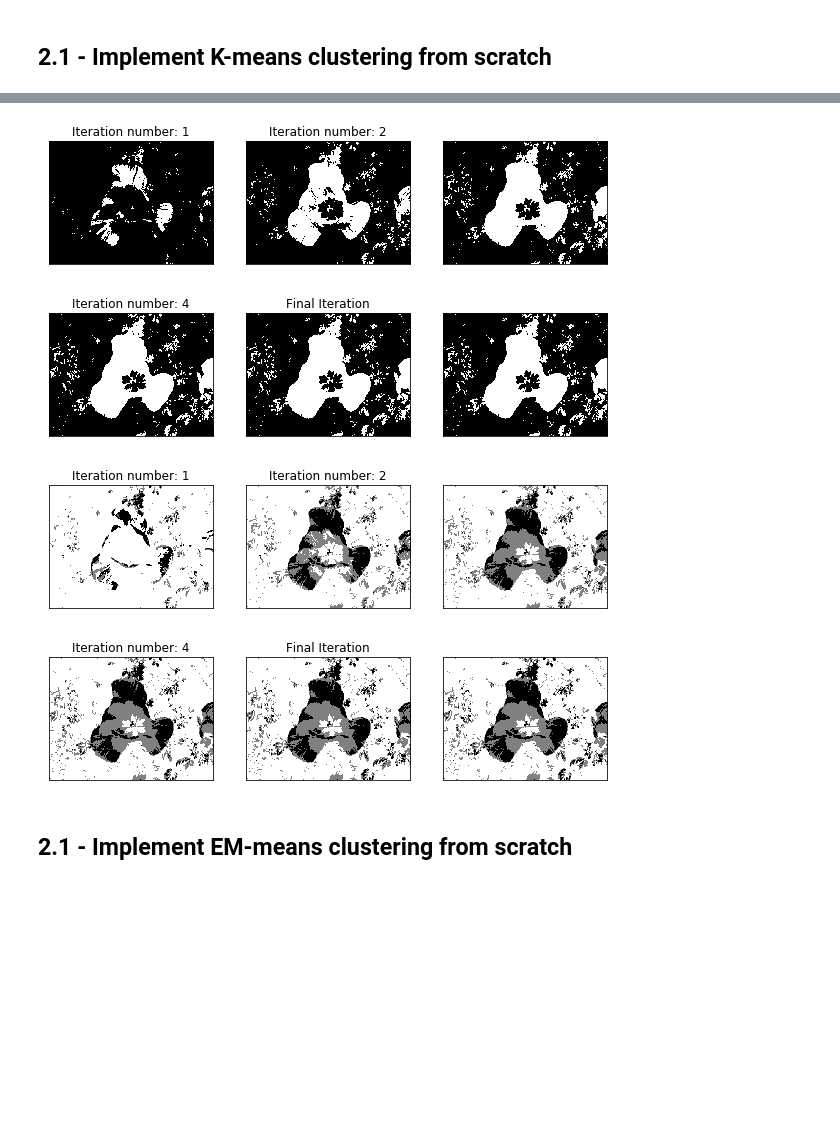
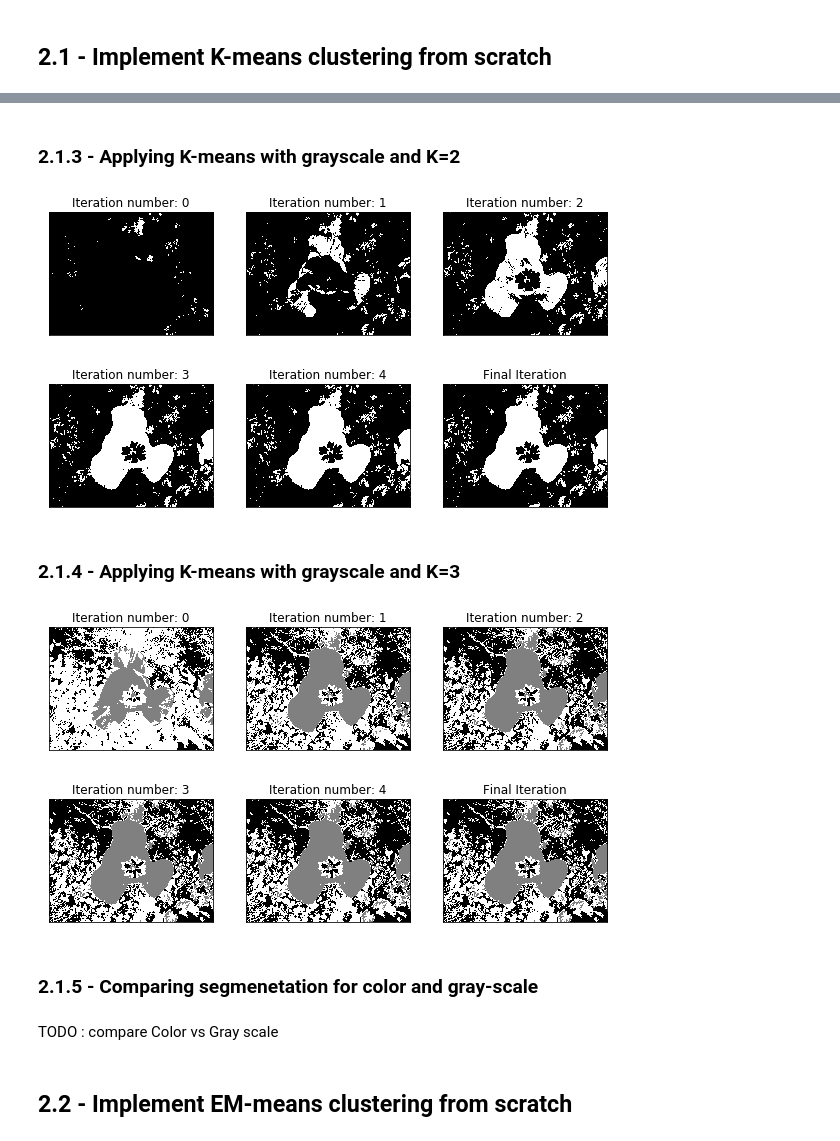
Before and after one commit to Patrick-Erath/OpenCV, a Jupyter notebook: Assignment3/Question2_A3.ipynb, the cells around one changed output, grey strips where cells are left out. Saved outputs shown, nothing was run; the diff lists cells and outputs as text; code cells hidden in the pictures; blank space fills up the shorter version.

```diff
--- a/Assignment3/Question2_A3.ipynb
+++ b/Assignment3/Question2_A3.ipynb
@@ -132,16 +156,20 @@ hit! : 4
+# %% [markdown]
+### 2.1.3 - Applying K-means with grayscale and K=2
 # %%
-img_gray = cv2.imread("flower.jpg", cv2.COLOR_BGR2RGB)
+img_gray = cv2.imread("flower.jpg", cv2.COLOR_BGR2GRAY)
 img_gray = np.float32(img)
 clusters = k_means(img_gray, 2, 6)
 show_figures(clusters, isGray = True)
 # %% [output]
-[figure, old version]
+[figure, new version]
-[figure, old version]
+[figure, new version]
+# %% [markdown]
+### 2.1.4 - Applying K-means with grayscale and K=3
 # %%
-img_gray = cv2.imread("flower.jpg", cv2.COLOR_BGR2RGB)
+img_gray = cv2.imread("flower.jpg", cv2.COLOR_BGR2GRAY)
 img_gray = np.float32(img)
 clusters = k_means(img_gray, 3, 6)
 show_figures(clusters, isGray = True)
 # %% [output]
-[figure, old version]
+[figure, new version]
-[figure, old version]
+[figure, new version]
@@ -150,5 +176,9 @@ show_figures(clusters, isGray = True)
+# %% [markdown]
+### 2.1.5 - Comparing segmenetation for color and gray-scale
+# %% [markdown]
+TODO : compare Color vs Gray scale
 # %% [markdown]
-## 2.1 -  Implement EM-means clustering from scratch
+## 2.2 -  Implement EM-means clustering from scratch
 # %%
 import math
 
```
Also changed, not shown: parts of 26 cells of this notebook, 1 other file.
